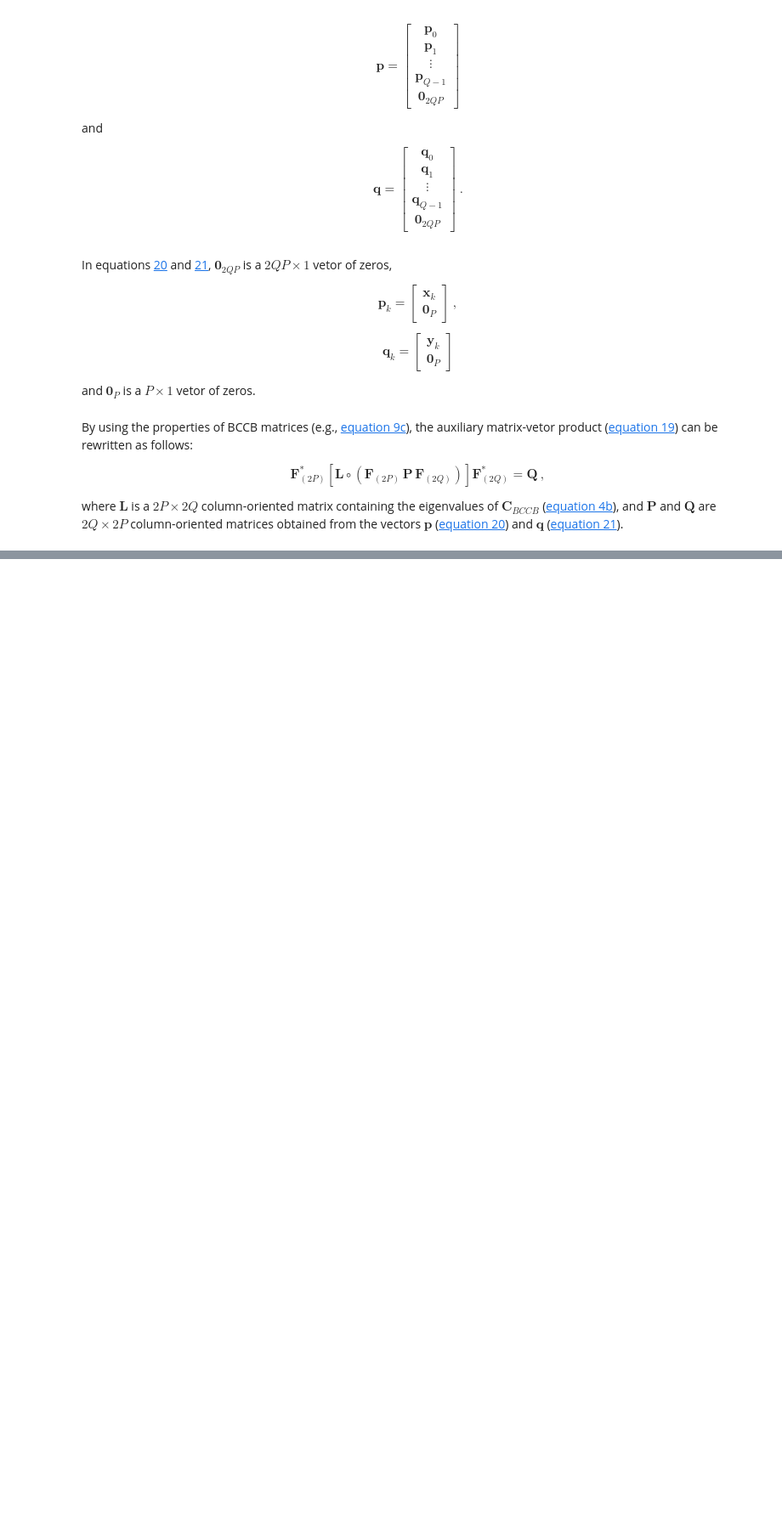
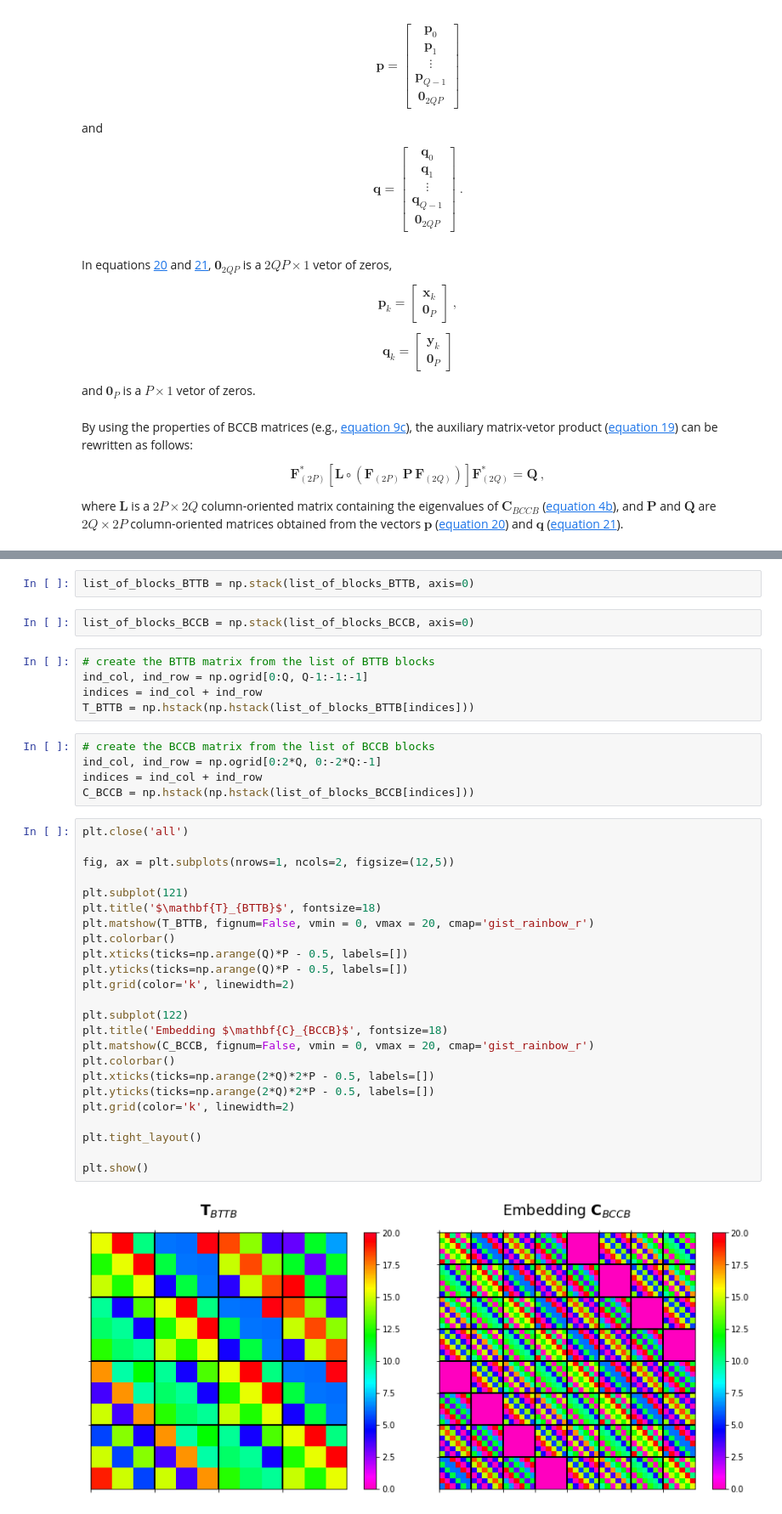
Before and after one commit to birocoles/Disciplina-metodos-computacionais, a Jupyter notebook: Content/Block_Toeplitz_circulant_matrices.ipynb, the cells around one changed output, grey strips where cells are left out. Shown at 85% size. Saved outputs shown, nothing was run; the diff lists cells and outputs as text; blank space fills up the shorter version.

Commit message:
illustrate the embedding BCCB matrix

```diff
--- a/Content/Block_Toeplitz_circulant_matrices.ipynb
+++ b/Content/Block_Toeplitz_circulant_matrices.ipynb
@@ -817,0 +848,40 @@ where $\mathbf{L}$ is a $2P \times 2Q$ column-oriented matrix containing the eig
+# %%
+list_of_blocks_BTTB = np.stack(list_of_blocks_BTTB, axis=0)
+# %%
+list_of_blocks_BCCB = np.stack(list_of_blocks_BCCB, axis=0)
+# %%
+# create the BTTB matrix from the list of BTTB blocks
+ind_col, ind_row = np.ogrid[0:Q, Q-1:-1:-1]
+indices = ind_col + ind_row
+T_BTTB = np.hstack(np.hstack(list_of_blocks_BTTB[indices]))
+# %%
+# create the BCCB matrix from the list of BCCB blocks
+ind_col, ind_row = np.ogrid[0:2*Q, 0:-2*Q:-1]
+indices = ind_col + ind_row
+C_BCCB = np.hstack(np.hstack(list_of_blocks_BCCB[indices]))
+# %%
+plt.close('all')
+
+fig, ax = plt.subplots(nrows=1, ncols=2, figsize=(12,5))
+
+plt.subplot(121)
+plt.title('$\mathbf{T}_{BTTB}$', fontsize=18)
+plt.matshow(T_BTTB, fignum=False, vmin = 0, vmax = 20, cmap='gist_rainbow_r')
+plt.colorbar()
+plt.xticks(ticks=np.arange(Q)*P - 0.5, labels=[])
+plt.yticks(ticks=np.arange(Q)*P - 0.5, labels=[])
+plt.grid(color='k', linewidth=2)
+
+plt.subplot(122)
+plt.title('Embedding $\mathbf{C}_{BCCB}$', fontsize=18)
+plt.matshow(C_BCCB, fignum=False, vmin = 0, vmax = 20, cmap='gist_rainbow_r')
+plt.colorbar()
+plt.xticks(ticks=np.arange(2*Q)*2*P - 0.5, labels=[])
+plt.yticks(ticks=np.arange(2*Q)*2*P - 0.5, labels=[])
+plt.grid(color='k', linewidth=2)
+
+plt.tight_layout()
+
+plt.show()
+# %% [output]
+[figure, added]
```
Also changed, not shown: parts of 9 cells of this notebook.
